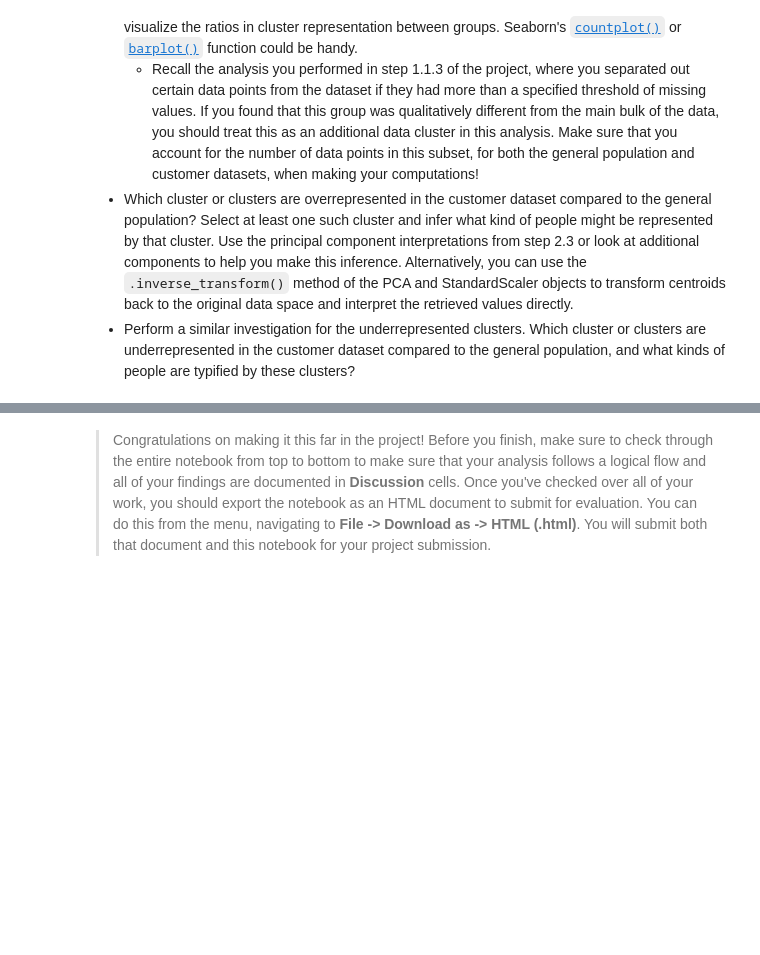
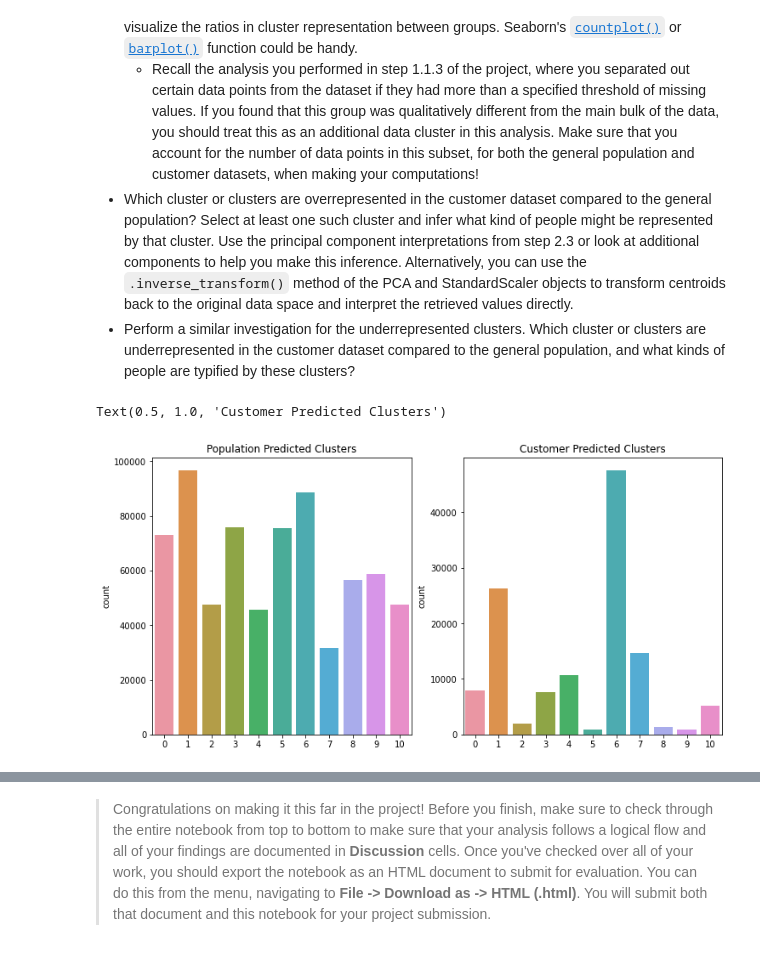
Before and after one commit to AbdulmajeedAlOmari/identify-customer-segments, a Jupyter notebook: identifying-customer-segments.ipynb, the cells around one changed output, grey strips where cells are left out. Cells and saved outputs as stored; diff of their text form; code cells hidden in the pictures; blank space fills up the shorter version.

```diff
--- a/identifying-customer-segments.ipynb
+++ b/identifying-customer-segments.ipynb
@@ -638,4 +1193,5 @@ Now that you have clusters and cluster centers for the general population, it's
 - Use the sklearn objects from the general demographics data, and apply their transformations to the customers data. That is, you should not be using a `.fit()` or `.fit_transform()` method to re-fit the old objects, nor should you be creating new sklearn objects! Carry the data through the feature scaling, PCA, and clustering steps, obtaining cluster assignments for all of the data in the customer demographics data.
 # %%
 # Load in the customer demographics data.
-customers =
+customers = pd.read_csv('Udacity_CUSTOMERS_Subset.csv', delimiter=';')
+cleaned_customers = clean_data(customers)
@@ -641,0 +1216,7 @@ customers =
+# %%
+for population_column in cleaned_dataframe.columns:
+
+    if(population_column not in cleaned_customers.columns):
+        print('We do not have this column in the customers dataframe: ', population_column)
+        print('We need to add the column {} with values = Zeros by default'.format(population_column))
+        cleaned_customers[population_column] = 0
@@ -643,3 +1227,12 @@ customers =
 # Apply preprocessing, feature transformation, and clustering from the general
 # demographics onto the customer data, obtaining cluster predictions for the
 # customer demographics data.
+
+# null_values_columns_for_customers = cleaned_customers.columns[cleaned_customers.isna().any()].tolist()
+
+print('Null values for customers: ', cleaned_customers.isnull().sum().sum())
+
+# for null_values_column in null_values_columns_for_customers
+cleaned_customers = pd.DataFrame(imputer.transform(cleaned_customers))
+
+print('Null values for customers after imputing: ', cleaned_customers.isnull().sum().sum())
@@ -659,3 +1255,19 @@ Take a look at the following points in this step:
 # %%
 # Compare the proportion of data in each cluster for the customer data to the
 # proportion of data in each cluster for the general population.
+scaled_cleaned_customers = pd.DataFrame(scaler.transform(cleaned_customers))
+pca_cleaned_customers = pd.DataFrame(pca.transform(scaled_cleaned_customers))
+customers_prediction = model_general_population.predict(pca_cleaned_customers)
+# %%
+# Show figures to compare both clusters
+
+figure, axs = plt.subplots(nrows = 1, ncols = 2, figsize= (12,6))
+
+sns.countplot(predict_general_population, ax=axs[0])
+axs[0].set_title('Population Predicted Clusters')
+
+sns.countplot(customers_prediction, ax=axs[1])
+axs[1].set_title('Customer Predicted Clusters')
+# %% [output]
+Text(0.5, 1.0, 'Customer Predicted Clusters')
+[figure, added]
```
Also changed, not shown: parts of 62 cells of this notebook, 1 other file.
